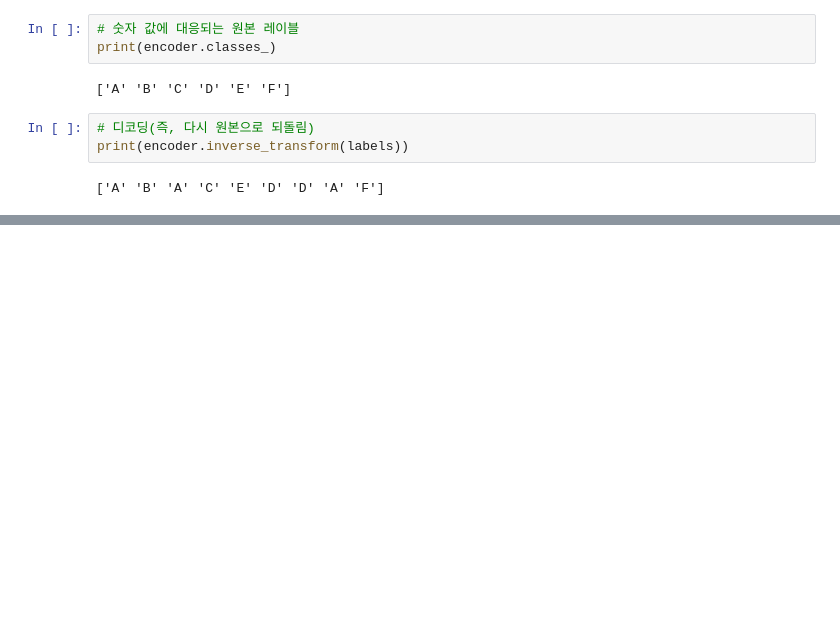
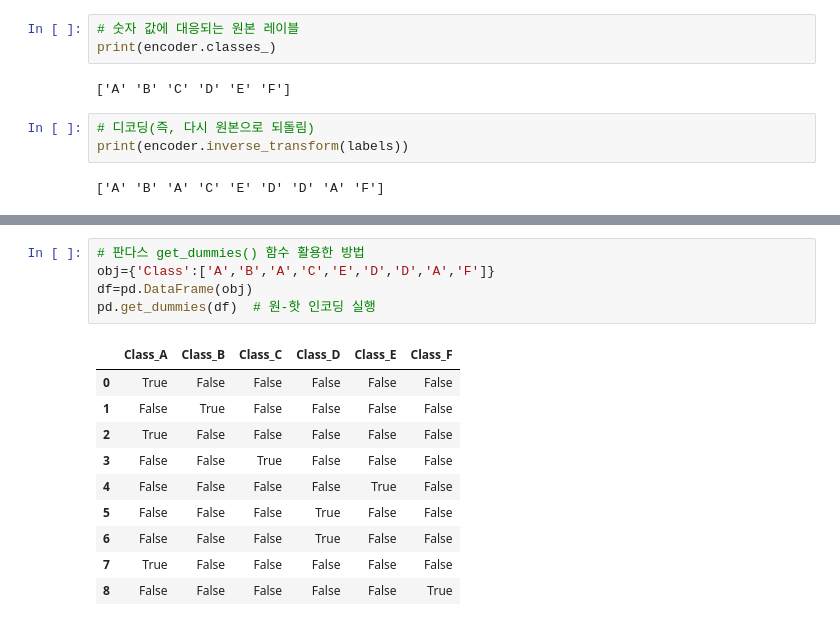
Before and after one commit to angelless00/KDT, a Jupyter notebook: 빅데이터분석기사 실기/책/part2_3장_2절.ipynb, the cells around one changed output, grey strips where cells are left out. Drawn from its saved outputs; the diff is of its cells as text; blank space fills up the shorter version.

```diff
--- a/빅데이터분석기사 실기/책/part2_3장_2절.ipynb
+++ b/빅데이터분석기사 실기/책/part2_3장_2절.ipynb
@@ -31,0 +105,16 @@ print(encoder.inverse_transform(labels))
+# %%
+# 판다스 get_dummies() 함수 활용한 방법
+obj={'Class':['A','B','A','C','E','D','D','A','F']}
+df=pd.DataFrame(obj)
+pd.get_dummies(df)  # 원-핫 인코딩 실행
+# %% [output]
+|  | Class_A | Class_B | Class_C | Class_D | Class_E | Class_F |
+| 0 | True | False | False | False | False | False |
+| 1 | False | True | False | False | False | False |
+| 2 | True | False | False | False | False | False |
+| 3 | False | False | True | False | False | False |
+| 4 | False | False | False | False | True | False |
+| 5 | False | False | False | True | False | False |
+| 6 | False | False | False | True | False | False |
+| 7 | True | False | False | False | False | False |
+| 8 | False | False | False | False | False | True |
```
Also changed, not shown: parts of 14 cells of this notebook, 56 other files.
